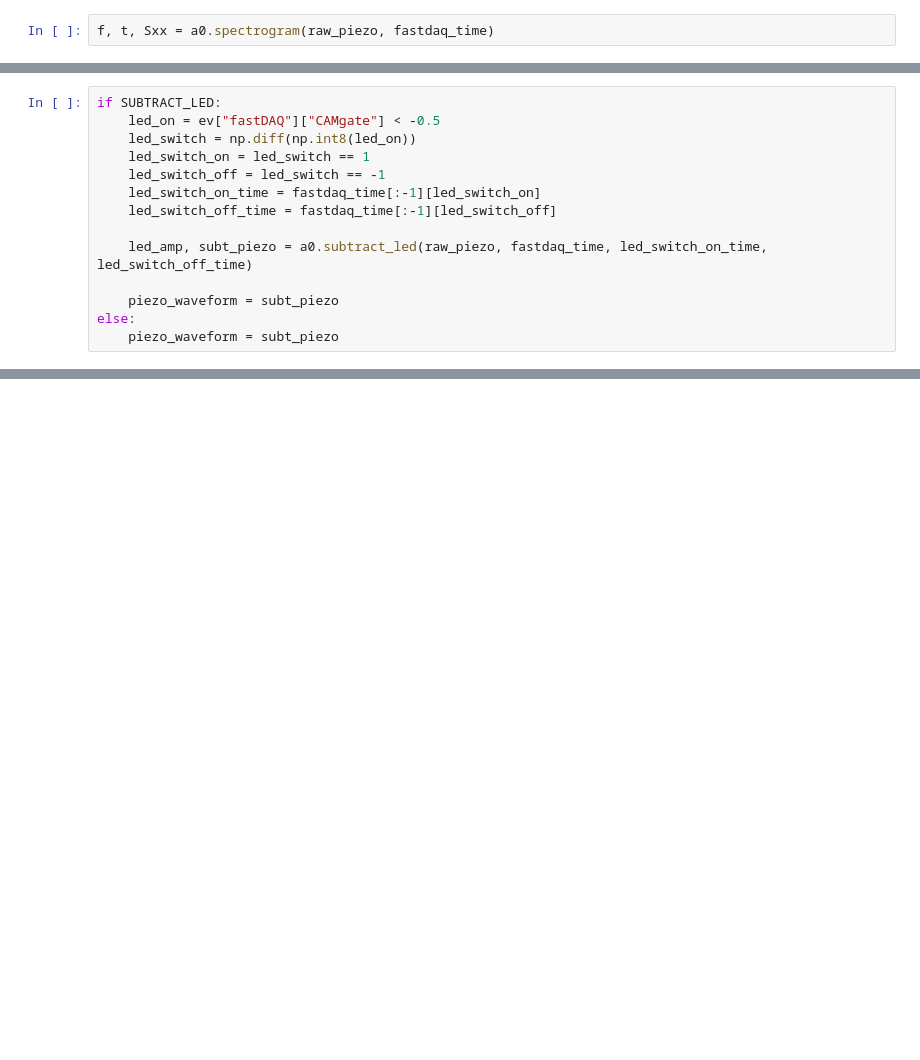
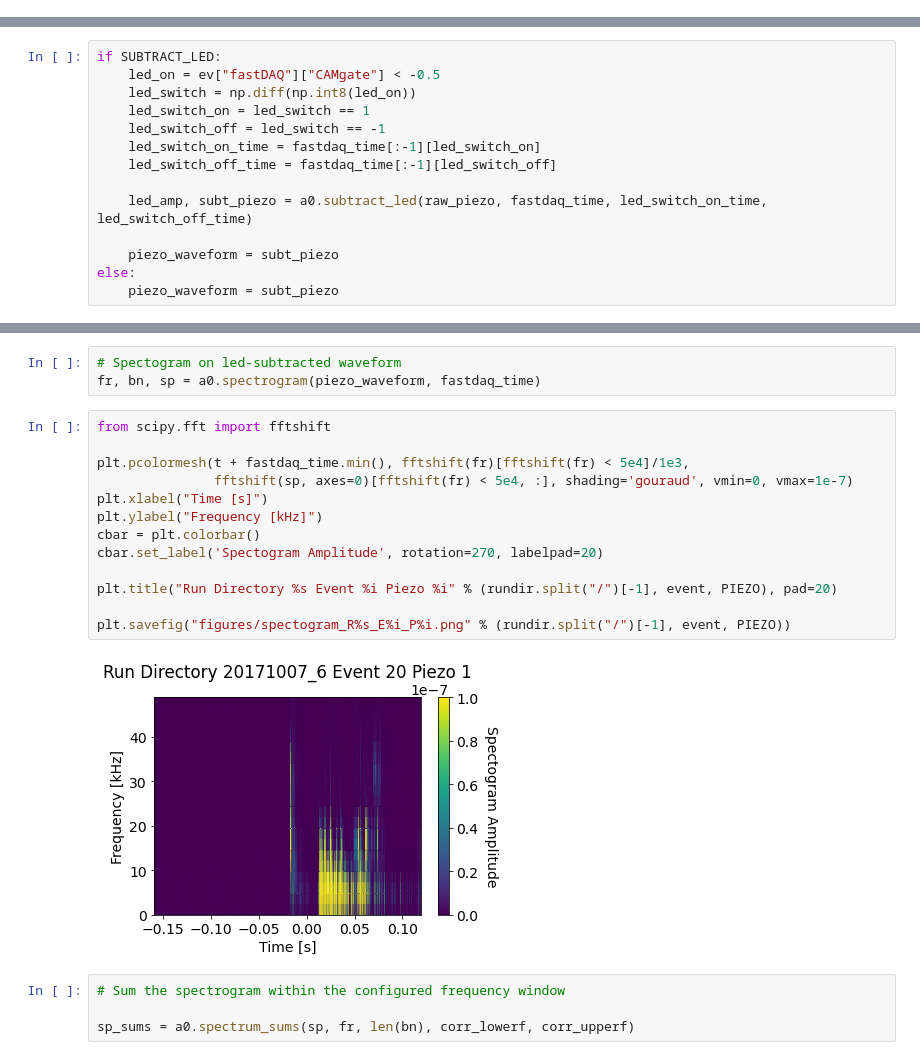
Before and after one commit to gputnam/SBC-Analysis, a Jupyter notebook: UserCode/gputnam/nb/AcousticT0.ipynb, the cells around one changed output, grey strips where cells are left out. Cells and saved outputs as stored; diff of their text form; blank space fills up the shorter version.

```diff
--- a/UserCode/gputnam/nb/AcousticT0.ipynb
+++ b/UserCode/gputnam/nb/AcousticT0.ipynb
@@ -34,5 +34,3 @@ plt.plot(fastdaq_time, raw_piezo)
 # %% [output]
 [<matplotlib.lines.Line2D at 0x...>]
 [figure]
-# %%
-f, t, Sxx = a0.spectrogram(raw_piezo, fastdaq_time)
@@ -67,0 +60,22 @@ else:
+# %%
+# Spectogram on led-subtracted waveform
+fr, bn, sp = a0.spectrogram(piezo_waveform, fastdaq_time)
+# %%
+from scipy.fft import fftshift
+
+plt.pcolormesh(t + fastdaq_time.min(), fftshift(fr)[fftshift(fr) < 5e4]/1e3,
+               fftshift(sp, axes=0)[fftshift(fr) < 5e4, :], shading='gouraud', vmin=0, vmax=1e-7)
+plt.xlabel("Time [s]")
+plt.ylabel("Frequency [kHz]")
+cbar = plt.colorbar()
+cbar.set_label('Spectogram Amplitude', rotation=270, labelpad=20)
+
+plt.title("Run Directory %s Event %i Piezo %i" % (rundir.split("/")[-1], event, PIEZO), pad=20)
+
+plt.savefig("figures/spectogram_R%s_E%i_P%i.png" % (rundir.split("/")[-1], event, PIEZO))
+# %% [output]
+[figure, added]
+# %%
+# Sum the spectrogram within the configured frequency window
+
+sp_sums = a0.spectrum_sums(sp, fr, len(bn), corr_lowerf, corr_upperf)
```
Also changed, not shown: parts of 6 cells of this notebook.
